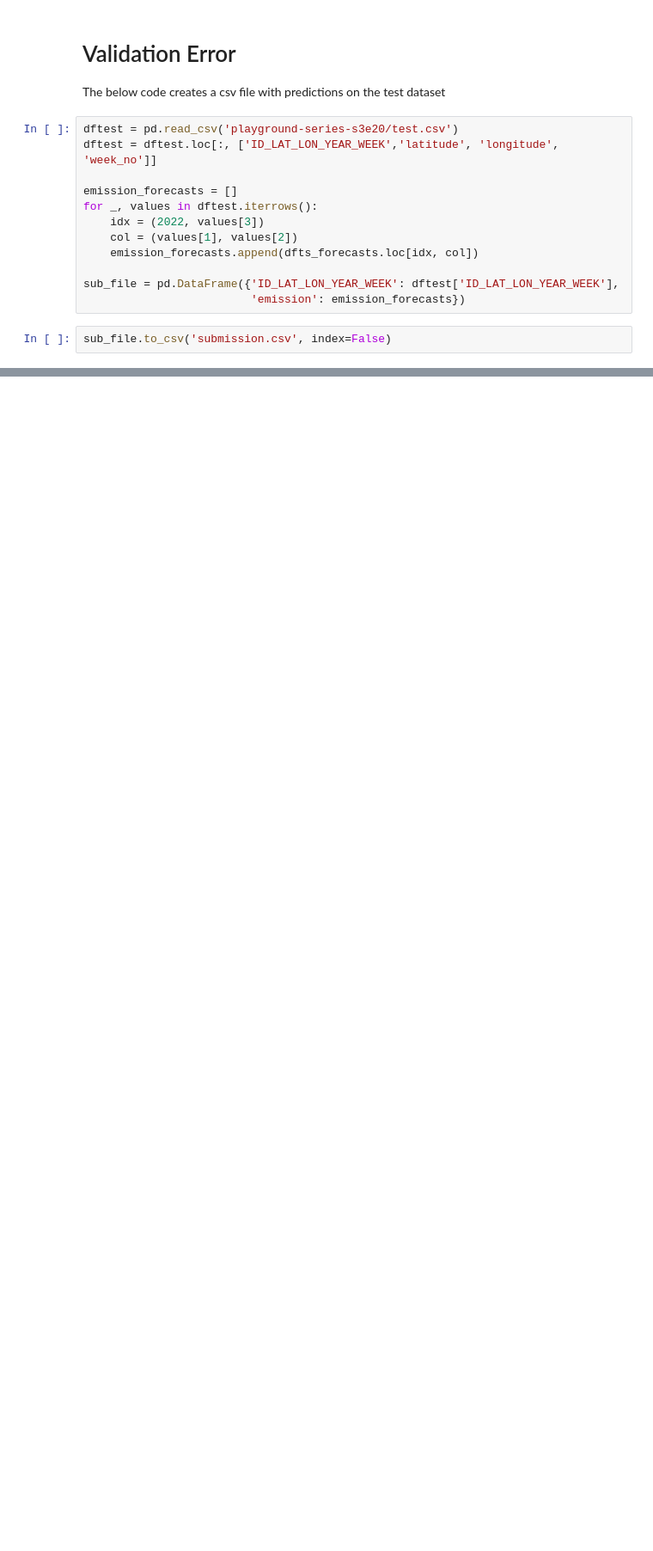
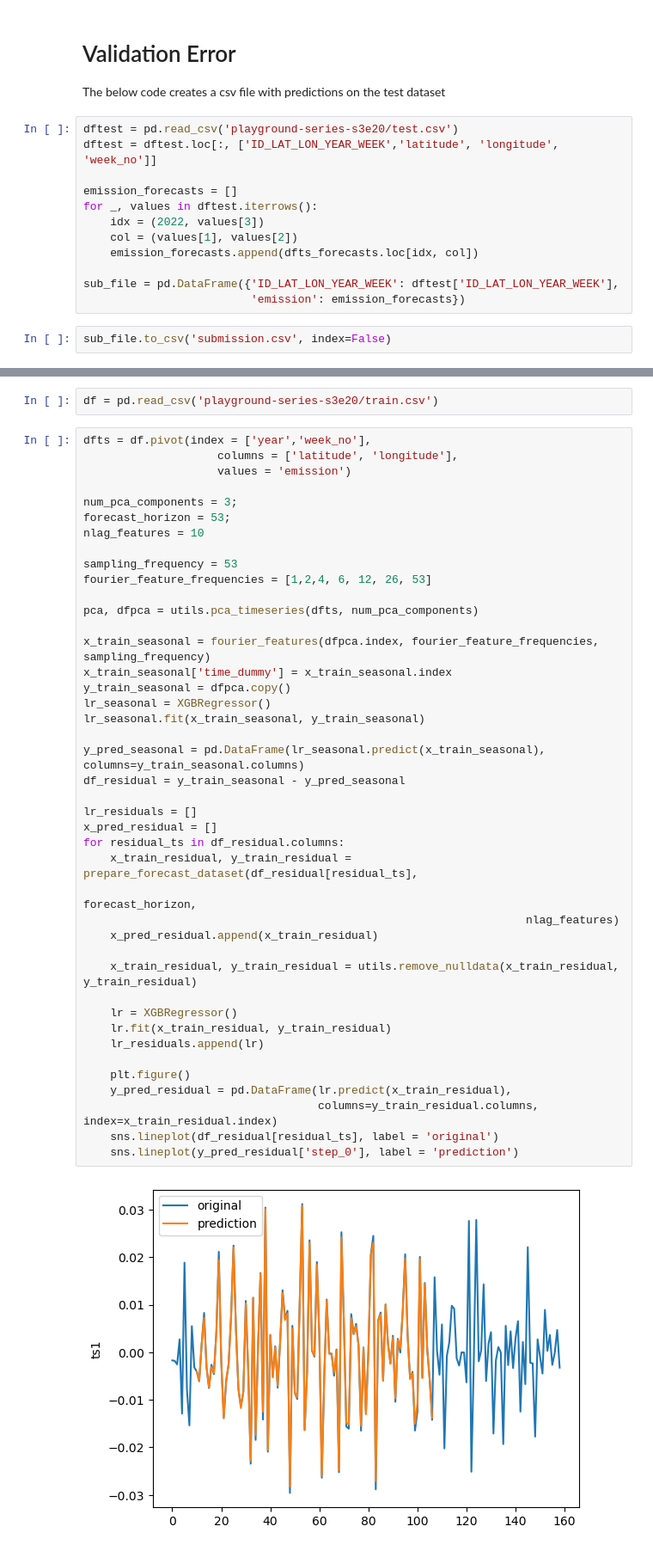
Before and after one commit to Ani-Sako/pss3e20-predicting-c02-emissions, a Jupyter notebook: modelling-co2-emissions.ipynb, the cells around one changed output, grey strips where cells are left out. Shown at 86% size. Drawn from its saved outputs; the diff is of its cells as text; blank space fills up the shorter version.

```diff
--- a/modelling-co2-emissions.ipynb
+++ b/modelling-co2-emissions.ipynb
@@ -408,0 +433,46 @@ sub_file.to_csv('submission.csv', index=False)
+# %%
+df = pd.read_csv('playground-series-s3e20/train.csv')
+# %%
+dfts = df.pivot(index = ['year','week_no'],
+                    columns = ['latitude', 'longitude'],
+                    values = 'emission')
+
+num_pca_components = 3;
+forecast_horizon = 53;
+nlag_features = 10
+
+sampling_frequency = 53
+fourier_feature_frequencies = [1,2,4, 6, 12, 26, 53]
+
+pca, dfpca = utils.pca_timeseries(dfts, num_pca_components)
+
+x_train_seasonal = fourier_features(dfpca.index, fourier_feature_frequencies, sampling_frequency)
+x_train_seasonal['time_dummy'] = x_train_seasonal.index
+y_train_seasonal = dfpca.copy()
+lr_seasonal = XGBRegressor()
+lr_seasonal.fit(x_train_seasonal, y_train_seasonal)
+
+y_pred_seasonal = pd.DataFrame(lr_seasonal.predict(x_train_seasonal), columns=y_train_seasonal.columns)
+df_residual = y_train_seasonal - y_pred_seasonal
+
+lr_residuals = []
+x_pred_residual = []
+for residual_ts in df_residual.columns:
+    x_train_residual, y_train_residual = prepare_forecast_dataset(df_residual[residual_ts],
+                                                                  forecast_horizon,
+                                                                  nlag_features)
+    x_pred_residual.append(x_train_residual)
+
+    x_train_residual, y_train_residual = utils.remove_nulldata(x_train_residual, y_train_residual)
+
+    lr = XGBRegressor()
+    lr.fit(x_train_residual, y_train_residual)
+    lr_residuals.append(lr)
+
+    plt.figure()
+    y_pred_residual = pd.DataFrame(lr.predict(x_train_residual),
+                                   columns=y_train_residual.columns, index=x_train_residual.index)
+    sns.lineplot(df_residual[residual_ts], label = 'original')
+    sns.lineplot(y_pred_residual['step_0'], label = 'prediction')
+# %% [output]
+[figure, added]
```
Also changed, not shown: parts of 10 cells of this notebook, 1 other file.
